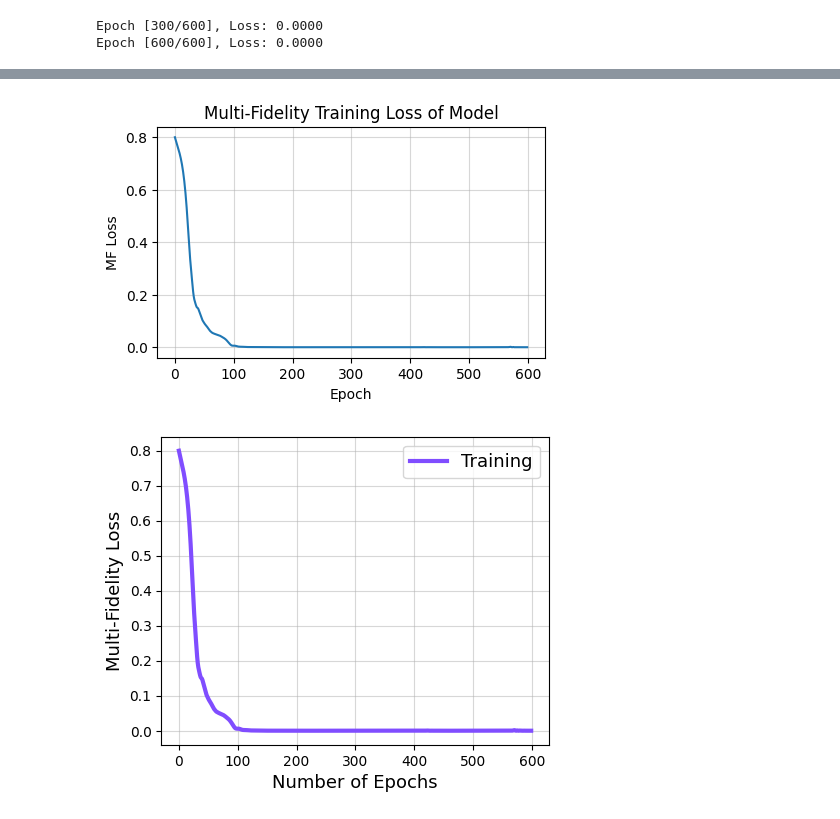
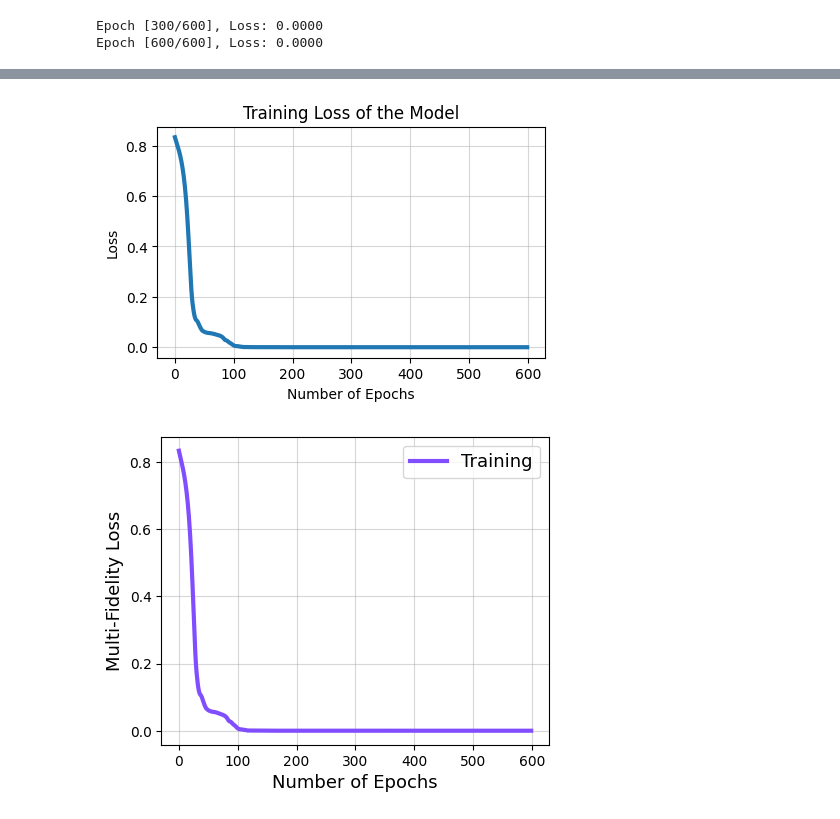
Before and after one commit to emjanser/Thesis_Workspace, a Jupyter notebook: Codes/Neural Networks PyTorch/MFNN/Fourth Model/Works_MFNN_3.ipynb, the cells around one changed output, grey strips where cells are left out. Cells and saved outputs as stored; diff of their text form; code cells hidden in the pictures.

```diff
--- a/Codes/Neural Networks PyTorch/MFNN/Fourth Model/Works_MFNN_3.ipynb
+++ b/Codes/Neural Networks PyTorch/MFNN/Fourth Model/Works_MFNN_3.ipynb
@@ -18,7 +17,7 @@ MF_epochs = 600
 
 hidden_dims = ([1000, 1000, 1000, 1000, 1000, 1000, 1000, 1000])
 LF_training_size = 40
-HF_training_size = 20
+HF_training_size = 13
 
 
 # # # Synthetic data function..
@@ -209,7 +208,7 @@ HF_batch_size = 45
 
 # HF_loss criterion and optimizer
 criterion = torch.nn.MSELoss().to(device)
-optimizer = torch.optim.Adam(HF_model.parameters(), lr=0.0001, weight_decay=1e-4) # weight_decay=1e-5
+optimizer = torch.optim.Adam(HF_model.parameters(), lr=0.0005, weight_decay=1e-4) # weight_decay=1e-5
 
 for epoch in range(hf_num_epochs):
 
@@ -336,10 +335,10 @@ Epoch [300/600], Loss: 0.0000
 Epoch [600/600], Loss: 0.0000
 # %%
 plt.figure(figsize=(5,3))
-plt.plot(MF_losses)
-plt.xlabel('Epoch')
-plt.ylabel('MF Loss')
-plt.title('Multi-Fidelity Training Loss of Model')
+plt.plot(MF_losses,lw=3)
+plt.xlabel('Number of Epochs')
+plt.ylabel('Loss')
+plt.title('Training Loss of the Model')
 plt.grid(which='both', alpha=0.5)
 print(f"MF Training Loss: {MF_loss}")
 
@@ -356,5 +355,5 @@ MF Training Loss: 1.2731939023069572e-05
-[figure, old version]
+[figure, new version]
-[figure, old version]
+[figure, new version]
 # %%
 # Put models
 LF_model.eval()
```
Also changed, not shown: parts of 8 cells of this notebook, 19 other files.
